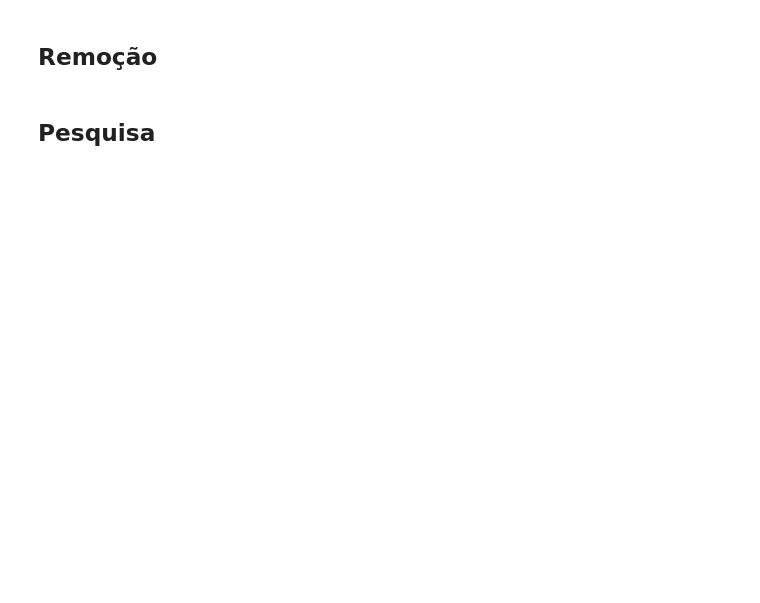
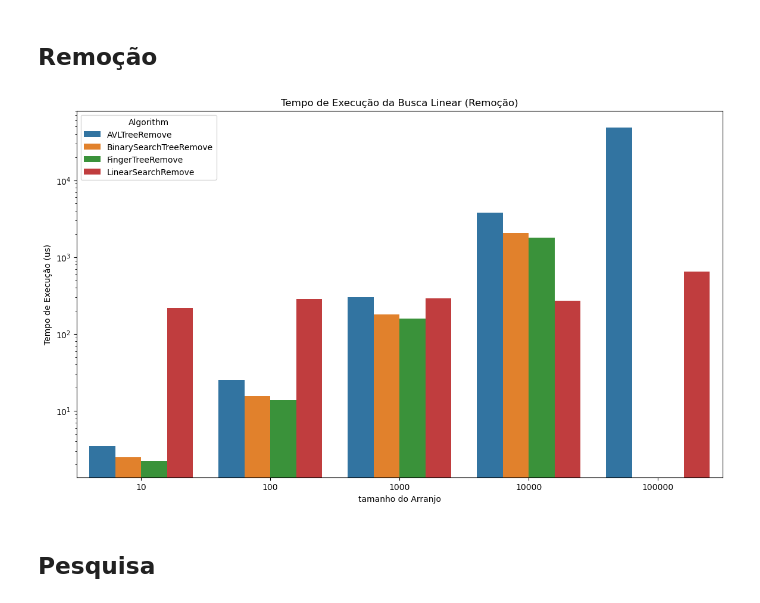
Before and after one commit to DilermandoQueiroz/shell-sort, a Jupyter notebook: Source/Search/analise.ipynb, the cells around one changed output. Saved outputs shown, nothing was run; the diff lists cells and outputs as text; code cells hidden in the pictures; blank space fills up the shorter version.

```diff
--- a/Source/Search/analise.ipynb
+++ b/Source/Search/analise.ipynb
@@ -119,4 +139,9 @@ df_finger_tree.groupby('Size')['Time(us)'].std()
 # %% [markdown]
 ## Remoção
+# %%
+df_insert = df[df['Algorithm'].str.contains('Remove')]
+plot_log_comparison_algorithms(df_insert, 'Time(us)', 'Tempo de Execução da Busca Linear (Remoção)', 'Tempo de Execução (us)')
+# %% [output]
+[figure, added]
 # %% [markdown]
 ## Pesquisa
```
Also changed, not shown: parts of 6 cells of this notebook.
